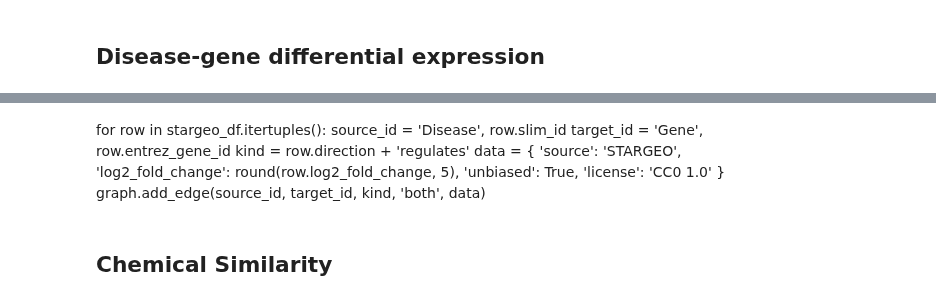
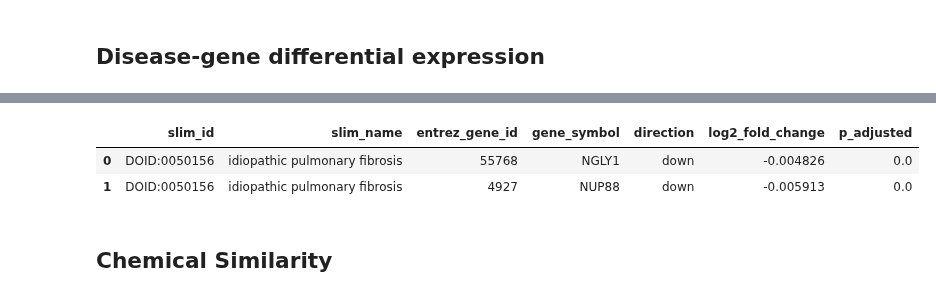
Before and after one commit to veleritas/integrate, a Jupyter notebook: integrate.ipynb, the cells around one changed output, grey strips where cells are left out. Saved outputs shown, nothing was run; the diff lists cells and outputs as text; code cells hidden in the pictures.

```diff
--- a/integrate.ipynb
+++ b/integrate.ipynb
@@ -313,12 +305,12 @@ stargeo_df.head(2)
-# %% [markdown]
-for row in stargeo_df.itertuples():
-    source_id = 'Disease', row.slim_id
-    target_id = 'Gene', row.entrez_gene_id
-    kind = row.direction + 'regulates'
-    data = {
-        'source': 'STARGEO',
-        'log2_fold_change': round(row.log2_fold_change, 5),
-        'unbiased': True,
-        'license': 'CC0 1.0'
-    }
-    graph.add_edge(source_id, target_id, kind, 'both', data)
+# %%
+commit = '1a11633b5e0095454453335be82012a9f0f482e4'
+url = rawgit('dhimmel', 'stargeo', commit, 'data/diffex.tsv')
+stargeo_df = pandas.read_table(url)
+# Filter to at most 250 up and 250 down-regulated genes per disease
+stargeo_df = stargeo_df.groupby(['slim_id', 'direction']).apply(
+    lambda df: df.nsmallest(250, 'p_adjusted')).reset_index(drop=True)
+stargeo_df.head(2)
+# %% [output]
+|  | slim_id | slim_name | entrez_gene_id | gene_symbol | direction | log2_fold_change | p_adjusted |
+| 0 | DOID:0050156 | idiopathic pulmonary fibrosis | 55768 | NGLY1 | down | -0.004826 | 0.0 |
+| 1 | DOID:0050156 | idiopathic pulmonary fibrosis | 4927 | NUP88 | down | -0.005913 | 0.0 |
```
Also changed, not shown: parts of 13 cells of this notebook.
